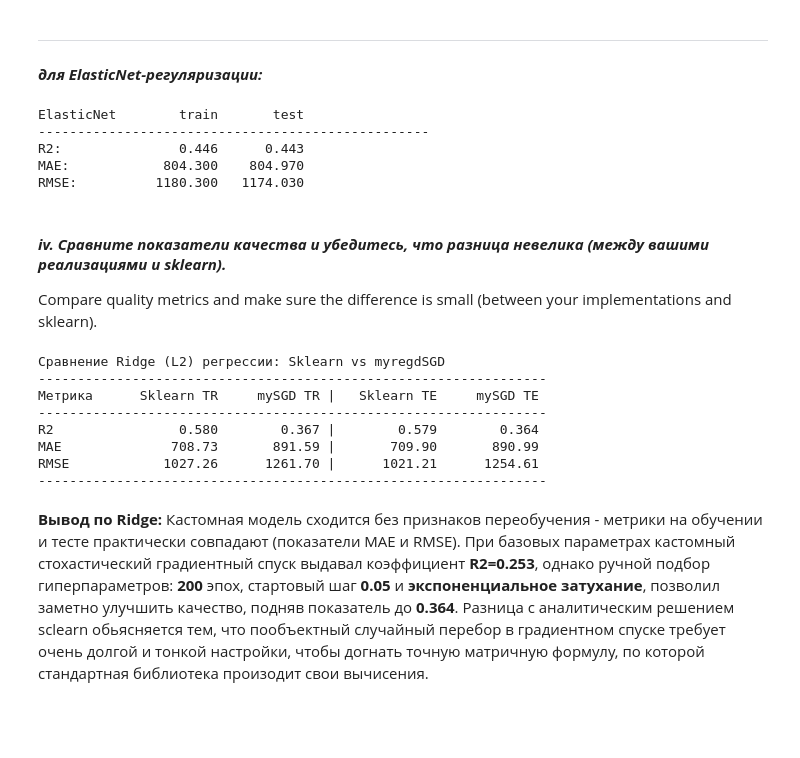
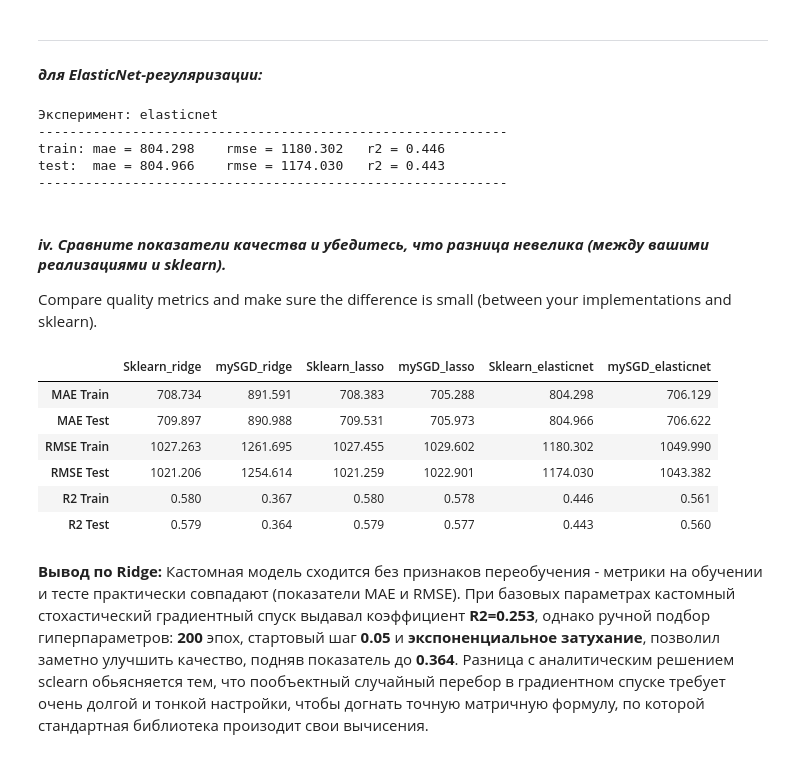
Before and after one commit to RunForJoy/core-linear-regression, a Jupyter notebook: src/ml.ipynb, the cells around one changed output. Drawn from its saved outputs; the diff is of its cells as text; code cells hidden in the pictures; blank space fills up the shorter version.

```diff
--- a/src/ml.ipynb
+++ b/src/ml.ipynb
@@ -968,0 +1047,5 @@ RMSE = 1073.25
+# %%
+# буду вести два отдельных словаря для своих моделей и библиотечных
+#  в первой версии ноутбука было все вместе с тегами _mySGD и _sklearn
+my_models = {}
+sk_models = {}
@@ -1474,43 +1521,42 @@ r2_elastic_sk_test = r2_score(y_test, y_pred_elastic_sk_test)
-# %%
-print(f"{'ElasticNet':<12} {'train':>10} {'test':>10}")
-print("-" * 50)
-print(f"{'R2:':<12} {r2_elastic_sk_train:>10.3f} {r2_elastic_sk_test:>10.3f}")
-print(f"{'MAE:':<12} {mae_elastic_sk_train:>10.3f} {mae_elastic_sk_test:>10.3f}")
-print(f"{'RMSE:':<12} {rmse_elastic_sk_train:>10.3f} {rmse_elastic_sk_test:>10.3f}")
-# %% [output]
-ElasticNet        train       test
---------------------------------------------------
-R2:               0.446      0.443
-MAE:            804.300    804.970
-RMSE:          1180.300   1174.030
+# %%
+calculate_print_and_save_metrics(
+    "elasticnet",
+    y_train,
+    y_pred_elastic_sk_train,
+    y_test,
+    y_pred_elastic_sk_test,
+    results_dict=sk_models,
+)
+# %% [output]
+Эксперимент: elasticnet
+------------------------------------------------------------
+train: mae = 804.298    rmse = 1180.302   r2 = 0.446
+test:  mae = 804.966    rmse = 1174.030   r2 = 0.443
+------------------------------------------------------------
 # %% [markdown]
 #### ***iv. Сравните показатели качества и убедитесь, что разница невелика (между вашими реализациями и sklearn).***
 Compare quality metrics and make sure the difference is small (between your implementations and sklearn).
-# %%
-print("Сравнение Ridge (L2) регрессии: Sklearn vs myregdSGD")
-print("-" * 65)
-print(
-    f"{'Метрика':<10} {'Sklearn TR':>12} {'mySGD TR':>12} | {'Sklearn TE':>12} {'mySGD TE':>12}"
-)
-print("-" * 65)
-print(
-    f"{'R2':<10} {r2_ridge_sk_train:>12.3f} {r2_rsgd_ridge_train:>12.3f} | {r2_ridge_sk_test:>12.3f} {r2_rsgd_ridge_test:>12.3f}"
-)
-print(
-    f"{'MAE':<10} {mae_ridge_sk_train:>12.2f} {mae_rsgd_ridge_train:>12.2f} | {mae_ridge_sk_test:>12.2f} {mae_rsgd_ridge_test:>12.2f}"
-)
-print(
-    f"{'RMSE':<10} {rmse_ridge_sk_train:>12.2f} {rmse_rsgd_ridge_train:>12.2f} | {rmse_ridge_sk_test:>12.2f} {rmse_rsgd_ridge_test:>12.2f}"
-)
-print("-" * 65)
-# %% [output]
-Сравнение Ridge (L2) регрессии: Sklearn vs myregdSGD
------------------------------------------------------------------
-Метрика      Sklearn TR     mySGD TR |   Sklearn TE     mySGD TE
------------------------------------------------------------------
-R2                0.580        0.367 |        0.579        0.364
-MAE              708.73       891.59 |       709.90       890.99
-RMSE            1027.26      1261.70 |      1021.21      1254.61
------------------------------------------------------------------
+# %%
+display(
+    pd.DataFrame(
+        data={
+            "Sklearn_ridge": sk_models["ridge"],
+            "mySGD_ridge": my_models["ridge_mySGD"],
+            "Sklearn_lasso": sk_models["lasso"],
+            "mySGD_lasso": my_models["lasso_mySGD"],
+            "Sklearn_elasticnet": sk_models["elasticnet"],
+            "mySGD_elasticnet": my_models["elasticnet_mySGD"],
+        },
+        index=row_names,
+    ).style.format(lambda x: f"{x:.3f}" if isinstance(x, (int, float)) else x)
+)
+# %% [output]
+|  | Sklearn_ridge | mySGD_ridge | Sklearn_lasso | mySGD_lasso | Sklearn_elasticnet | mySGD_elasticnet |
+| MAE Train | 708.734 | 891.591 | 708.383 | 705.288 | 804.298 | 706.129 |
+| MAE Test | 709.897 | 890.988 | 709.531 | 705.973 | 804.966 | 706.622 |
+| RMSE Train | 1027.263 | 1261.695 | 1027.455 | 1029.602 | 1180.302 | 1049.990 |
+| RMSE Test | 1021.206 | 1254.614 | 1021.259 | 1022.901 | 1174.030 | 1043.382 |
+| R2 Train | 0.580 | 0.367 | 0.580 | 0.578 | 0.446 | 0.561 |
+| R2 Test | 0.579 | 0.364 | 0.579 | 0.577 | 0.443 | 0.560 |
 # %% [markdown]
 **Вывод по Ridge:** Кастомная модель сходится без признаков переобучения - метрики на обучении и тесте практически совпадают   (показатели MAE и RMSE). При базовых параметрах кастомный стохастический градиентный спуск выдавал коэффициент **R2=0.253**, однако ручной подбор гиперпараметров: **200** эпох, стартовый шаг **0.05** и **экспоненциальное затухание**, позволил заметно улучшить качество, подняв показатель до **0.364**. Разница с аналитическим решением sclearn обьясняется тем, что пообъектный случайный перебор в градиентном спуске требует очень долгой и тонкой настройки, чтобы догнать точную матричную формулу, по которой стандартная библиотека произодит свои вычисения.
```
Also changed, not shown: parts of 88 cells of this notebook.
